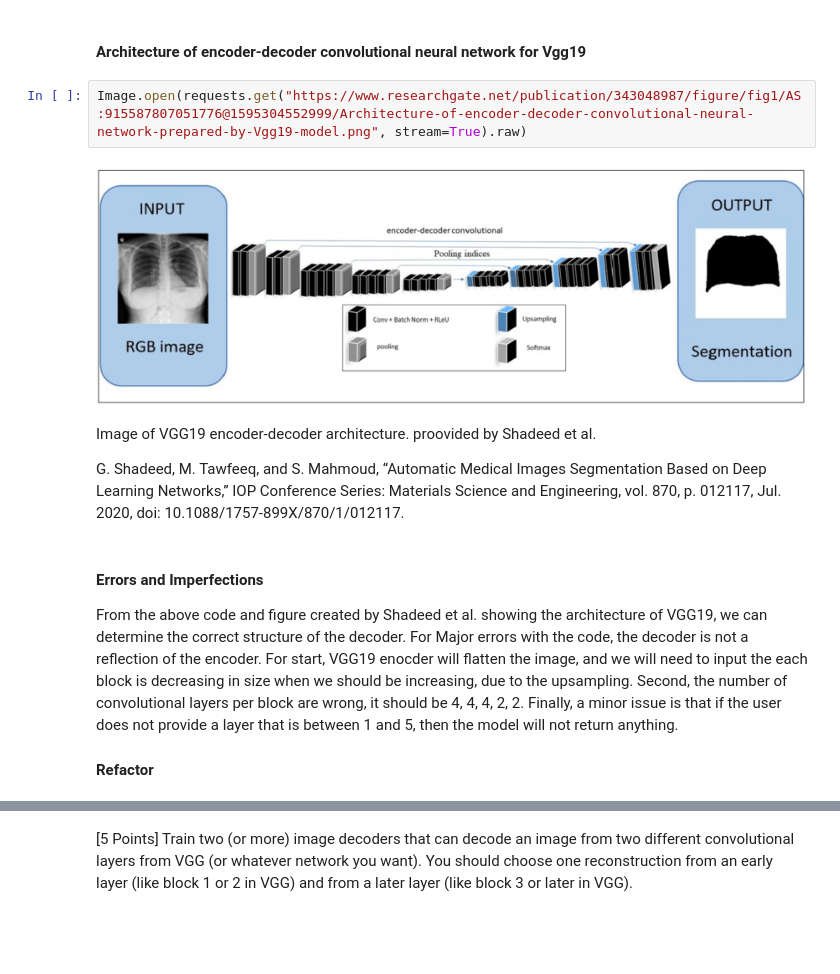
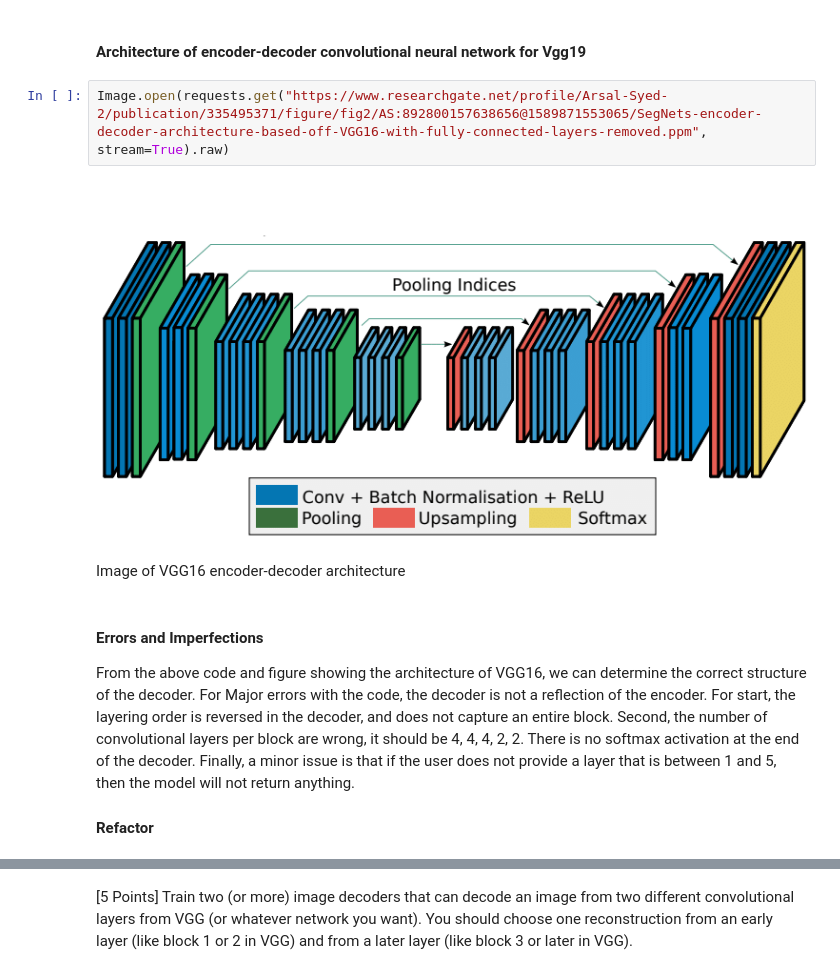
Before and after one commit to LJK150030/ML_NN, a Jupyter notebook: Lab3/Lab3.ipynb, the cells around one changed output, grey strips where cells are left out. Drawn from its saved outputs; the diff is of its cells as text; blank space fills up the shorter version.

```diff
--- a/Lab3/Lab3.ipynb
+++ b/Lab3/Lab3.ipynb
@@ -57,16 +60,14 @@ def decoder_layers(inputs, layer):
 # %% [markdown]
 #### Architecture of encoder-decoder convolutional neural network for Vgg19
 # %%
-Image.open(requests.get("https://www.researchgate.net/publication/343048987/figure/fig1/AS:915587807051776@1595304552999/Architecture-of-encoder-decoder-convolutional-neural-network-prepared-by-Vgg19-model.png", stream=True).raw)
+Image.open(requests.get("https://www.researchgate.net/profile/Arsal-Syed-2/publication/335495371/figure/fig2/AS:892800157638656@1589871553065/SegNets-encoder-decoder-architecture-based-off-VGG16-with-fully-connected-layers-removed.ppm", stream=True).raw)
 # %% [output]
-[figure, old version]
+[figure, new version]
-# %% [markdown]
-Image of VGG19 encoder-decoder architecture. proovided by Shadeed et al.
-
-G. Shadeed, M. Tawfeeq, and S. Mahmoud, “Automatic Medical Images Segmentation Based on Deep Learning Networks,” IOP Conference Series: Materials Science and Engineering, vol. 870, p. 012117, Jul. 2020, doi: 10.1088/1757-899X/870/1/012117.
+# %% [markdown]
+Image of VGG16 encoder-decoder architecture
 # %% [markdown]
 #### Errors and Imperfections
 
-From the above code and figure created by Shadeed et al. showing the architecture of VGG19, we can determine the correct structure of the decoder. For Major errors with the code, the decoder is not a reflection of the encoder. For start, VGG19 enocder will flatten the image, and we will need to input the each block is decreasing in size when we should be increasing, due to the upsampling. Second, the number of convolutional layers per block are wrong, it should be 4, 4, 4, 2, 2. Finally, a minor issue is that if the user does not provide a layer that is between 1 and 5, then the model will not return anything.
+From the above code and figure showing the architecture of VGG16, we can determine the correct structure of the decoder. For Major errors with the code, the decoder is not a reflection of the encoder. For start, the layering order is reversed in the decoder, and does not capture an entire block. Second, the number of convolutional layers per block are wrong, it should be 4, 4, 4, 2, 2. There is no softmax activation at the end of the decoder. Finally, a minor issue is that if the user does not provide a layer that is between 1 and 5, then the model will not return anything.
 
 #### Refactor
```
Also changed, not shown: parts of 15 cells of this notebook.
